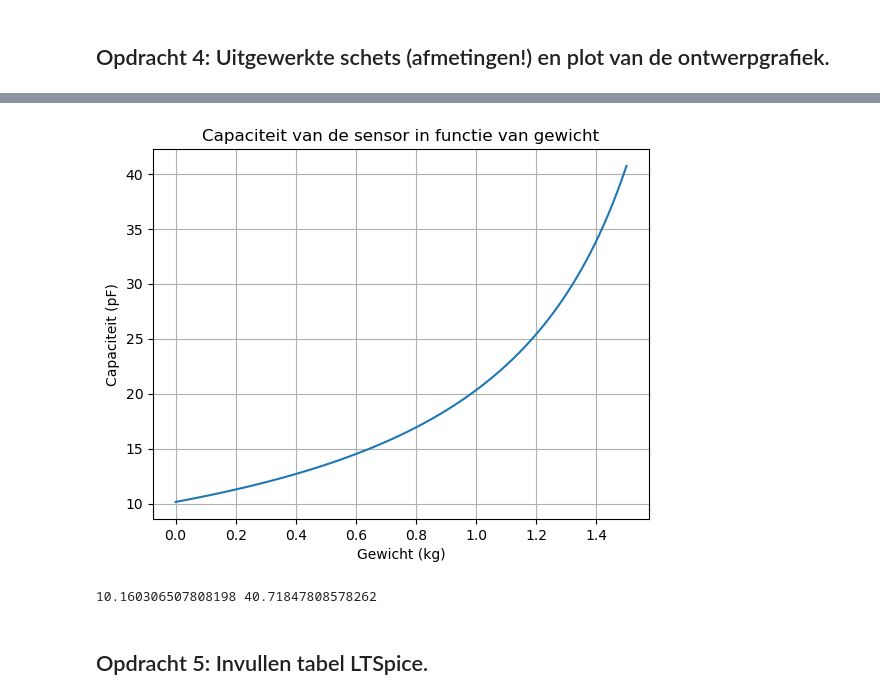
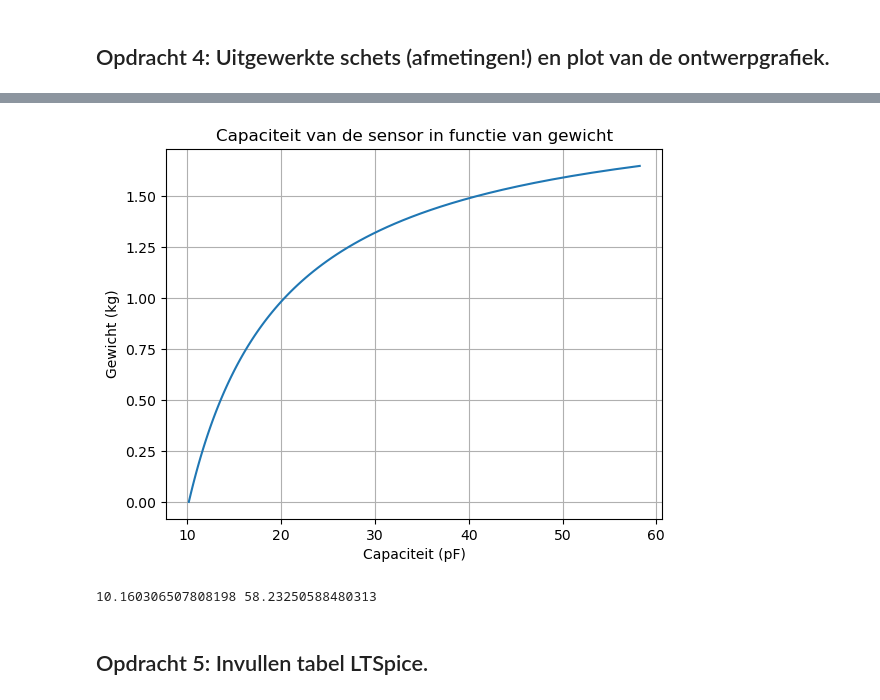
Before and after one commit to AnnetMoeleker/opdrachten-DEF-D, a Jupyter notebook: FysiekeOntwerpopdrachten/2OntwerpEenSensorCondensator/DEFOntwerpopdracht2OntwerpEenSensorInvulTemplate.ipynb, the cells around one changed output, grey strips where cells are left out. Drawn from its saved outputs; the diff is of its cells as text; code cells hidden in the pictures.

```diff
--- a/FysiekeOntwerpopdrachten/2OntwerpEenSensorCondensator/DEFOntwerpopdracht2OntwerpEenSensorInvulTemplate.ipynb
+++ b/FysiekeOntwerpopdrachten/2OntwerpEenSensorCondensator/DEFOntwerpopdracht2OntwerpEenSensorInvulTemplate.ipynb
@@ -80,28 +80,28 @@ Wij gaan een sensor maken die massa meet in het bereik tussen de 0 en 1.5 kg.
 # %%
 import numpy as np
 import matplotlib.pyplot as plt
 from scipy.optimize import curve_fit
 # Plot hier de verwachte ontwerpgrafiek van jullie sensoren.
 def vlakkeplaat_in_functie_van_gewicht(gewicht):
     d_initial = 0.02  # m
     k_cste = 250*4  # N/m
     F= (gewicht+0.040)*9.81
     verandering_d=-F/k_cste
     d = d_initial + verandering_d
     return vlakkeplaat(1.5, 0.1*0.15,d)*1e12  # pF
 
-gewichten = np.linspace(0, 1.5, 100)  # van 0 tot 5 kg
+gewichten = np.linspace(0, 1.65, 100)  # van 0 tot 5 kg
 capaciteiten = vlakkeplaat_in_functie_van_gewicht(gewichten)
-plt.plot(gewichten, capaciteiten)
-plt.xlabel("Gewicht (kg)")
-plt.ylabel("Capaciteit (pF)")
+plt.plot(capaciteiten,gewichten)
+plt.ylabel("Gewicht (kg)")
+plt.xlabel("Capaciteit (pF)")
 plt.title("Capaciteit van de sensor in functie van gewicht")
 plt.grid(True)
 plt.show()
 print(min(capaciteiten),max(capaciteiten))
 # %% [output]
-[figure, old version]
+[figure, new version]
-10.160306507808198 40.71847808578262
+10.160306507808198 58.23250588480313
 # %% [markdown]
 ## Opdracht 5: Invullen tabel LTSpice.
 # %% [markdown]
```
Also changed, not shown: parts of 10 cells of this notebook, 1 other file.
